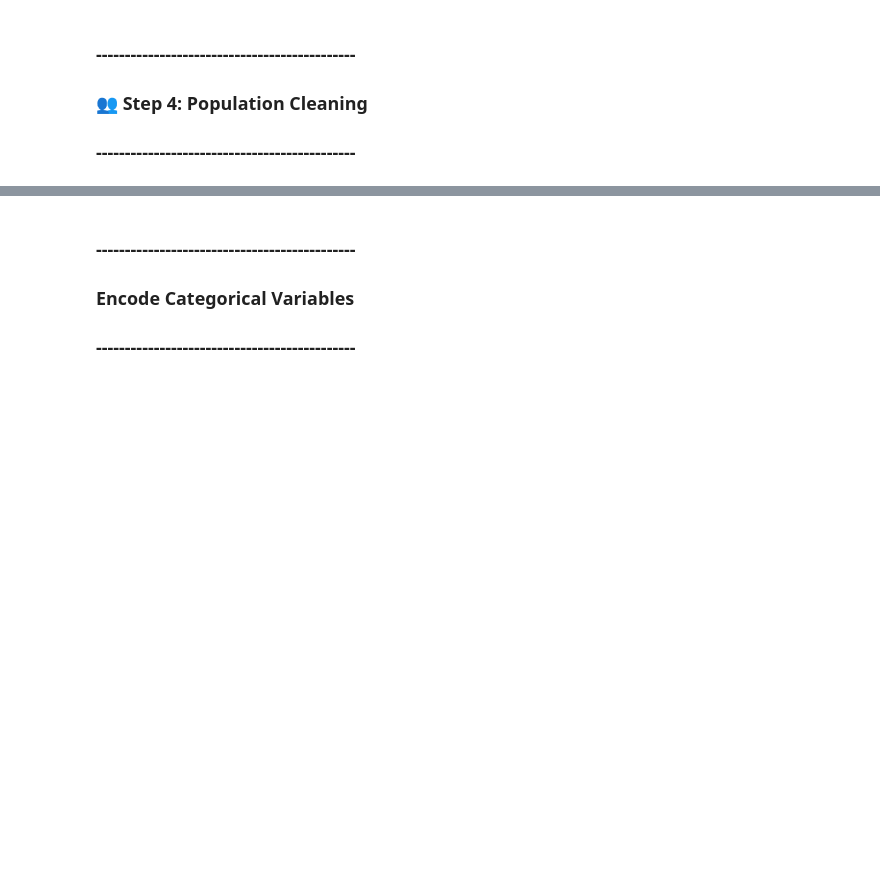
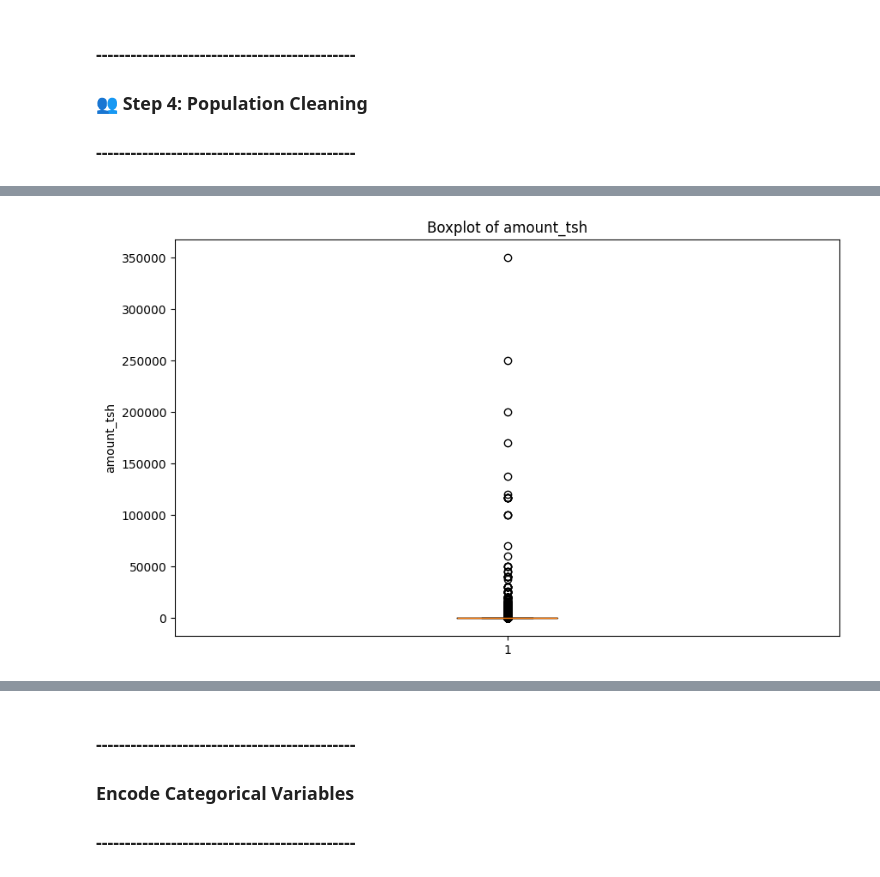
Before and after one commit to jimbodonahue/water_pumps, a Jupyter notebook: notebooks/Sprint 1 - Continued.ipynb, the cells around one changed output, grey strips where cells are left out. Cells and saved outputs as stored; diff of their text form; code cells hidden in the pictures; blank space fills up the shorter version.

Commit message:
Cap amount_tsh, create amount_tsh_capped feature, normalize features, update OLS regression, revise README documentation

```diff
--- a/notebooks/Sprint 1 - Continued.ipynb
+++ b/notebooks/Sprint 1 - Continued.ipynb
@@ -213,0 +218,8 @@ Missing population before: 19569
+# %%
+plt.figure(figsize=(10,6))
+plt.boxplot(df['amount_tsh'])
+plt.title('Boxplot of amount_tsh')
+plt.ylabel('amount_tsh')
+plt.show()
+# %% [output]
+[figure, added]
```
Also changed, not shown: parts of 16 cells of this notebook, 10 other files.
